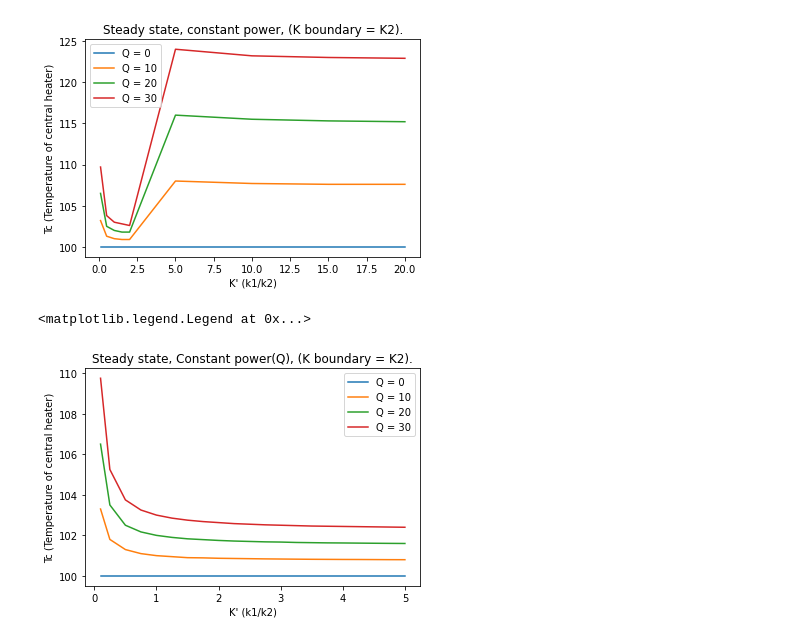
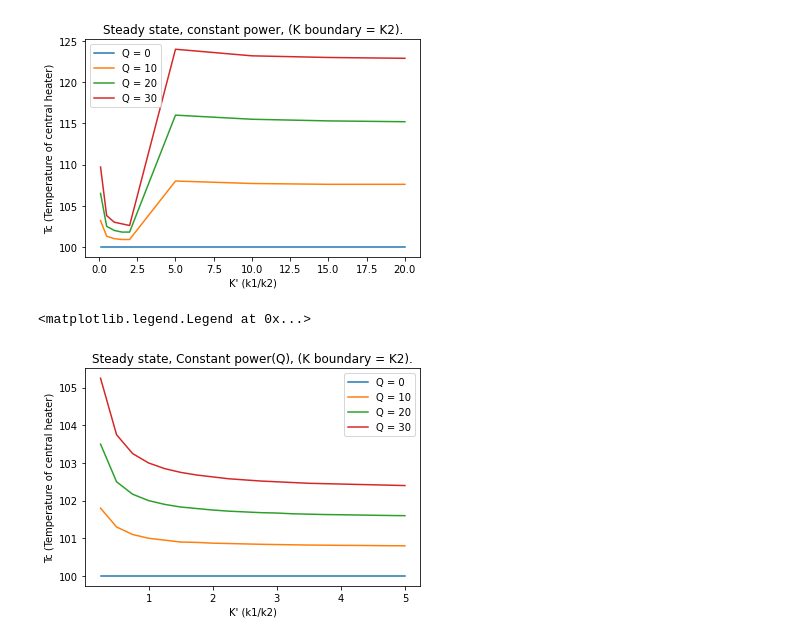
Before and after one commit to ExeQuantCode/HeatFlow, a Jupyter notebook: Plotting.ipynb, the cells around one changed output. Saved outputs shown, nothing was run; the diff lists cells and outputs as text; code cells hidden in the pictures.

```diff
--- a/Plotting.ipynb
+++ b/Plotting.ipynb
@@ -56,21 +104,21 @@ plt.legend()
 <matplotlib.legend.Legend at 0x...>
 [figure]
 # %%
-TcQ1 = [100, 100, 100, 100, 100, 100, 100, 100, 100, 100, 100, 100, 100, 100, 100, 100, 100, 100, 100, 100, 100]
-kp = [0.1, 0.25, 0.5, 0.75, 1, 1.25, 1.5, 1.75, 2.0, 2.25, 2.5, 2.75, 3, 3.25, 3.5, 3.75, 4, 4.25, 4.5, 4.75, 5]
-TcQ2 = [103.3, 101.8, 101.3, 101.1, 101, 100.95, 100.9, 100.89, 100.87, 100.86, 100.85, 100.84, 100.833, 100.826, 100.82, 100.816, 100.812, 100.81, 100.806, 100.802, 100.8]
-TcQ3 = [106.5, 103.5, 102.5, 102.17, 102, 101.9, 101.83,  101.79, 101.75, 101.72, 101.7, 101.68, 101.67, 101.65, 101.64, 101.63, 101.625, 101.618, 101.611, 101.605, 101.60]
-TcQ4 = [109.75, 105.25, 103.75, 103.25, 103.00, 102.85, 102.75, 102.68, 102.63, 102.58, 102.55, 102.52, 102.50, 102.48, 102.46, 102.45, 102.44, 102.43, 102.42, 102.41, 102.40]
+TcQ1 = [ 100, 100, 100, 100, 100, 100, 100, 100, 100, 100, 100, 100, 100, 100, 100, 100, 100, 100, 100, 100]
+kp = [ 0.25, 0.5, 0.75, 1, 1.25, 1.5, 1.75, 2.0, 2.25, 2.5, 2.75, 3, 3.25, 3.5, 3.75, 4, 4.25, 4.5, 4.75, 5]
+TcQ2 = [ 101.8, 101.3, 101.1, 101, 100.95, 100.9, 100.89, 100.87, 100.86, 100.85, 100.84, 100.833, 100.826, 100.82, 100.816, 100.812, 100.81, 100.806, 100.802, 100.8]
+TcQ3 = [103.5, 102.5, 102.17, 102, 101.9, 101.83,  101.79, 101.75, 101.72, 101.7, 101.68, 101.67, 101.65, 101.64, 101.63, 101.625, 101.618, 101.611, 101.605, 101.60]
+TcQ4 = [ 105.25, 103.75, 103.25, 103.00, 102.85, 102.75, 102.68, 102.63, 102.58, 102.55, 102.52, 102.50, 102.48, 102.46, 102.45, 102.44, 102.43, 102.42, 102.41, 102.40]
 
 
 plt.title('Steady state, Constant power(Q), (K boundary = K2).')
 plt.xlabel('K\' (k1/k2)')
 plt.ylabel('Tc (Temperature of central heater)')
 plt.plot(kp, TcQ1, label='Q = 0')
 plt.plot(kp, TcQ2, label='Q = 10')
 plt.plot(kp, TcQ3, label='Q = 20')
 plt.plot(kp, TcQ4, label='Q = 30')
 plt.legend()
 # %% [output]
 <matplotlib.legend.Legend at 0x...>
-[figure, old version]
+[figure, new version]
```
Also changed, not shown: parts of 2 cells of this notebook, 2 other files.
